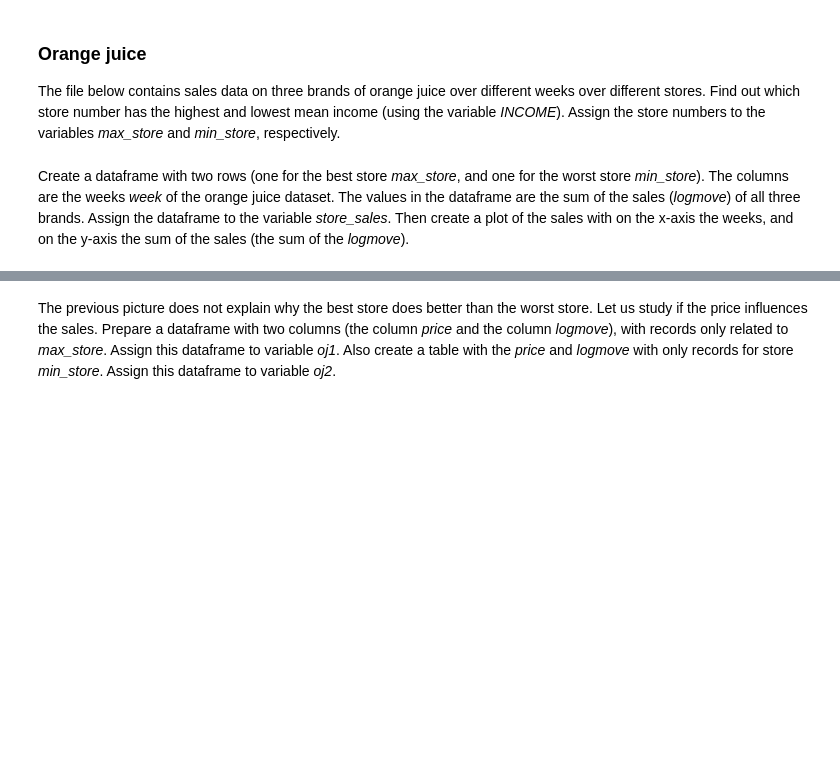
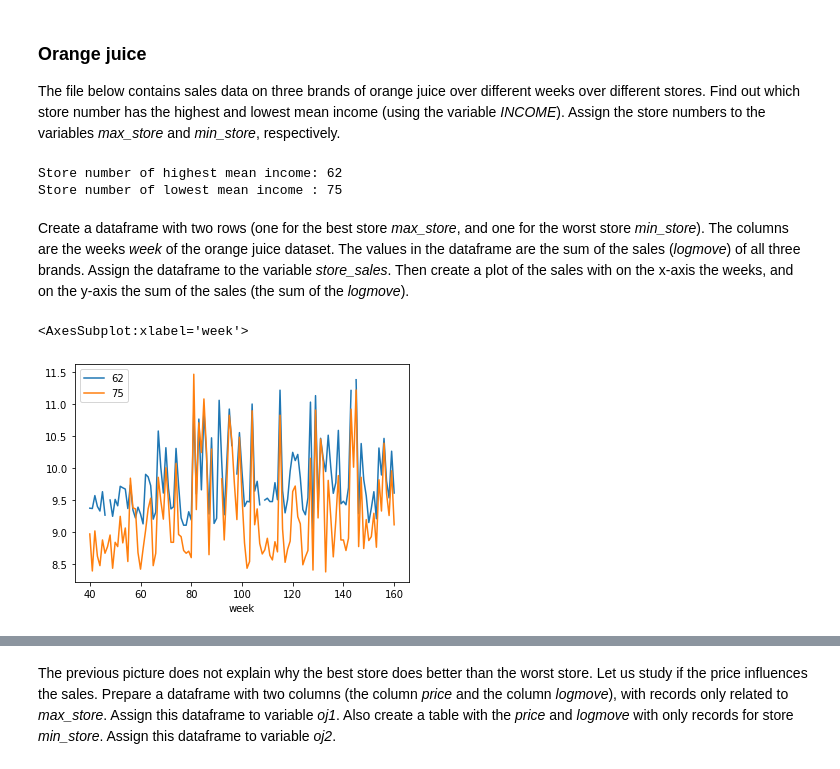
Before and after one commit to bang-a-coder/dr_assignments, a Jupyter notebook: assignment02/assignment02_nff200.ipynb, the cells around one changed output, grey strips where cells are left out. Drawn from its saved outputs; the diff is of its cells as text; code cells hidden in the pictures; blank space fills up the shorter version.

Commit message:
pivots

```diff
--- a/assignment02/assignment02_nff200.ipynb
+++ b/assignment02/assignment02_nff200.ipynb
@@ -164,10 +164,17 @@ The file below contains sales data on three brands of orange juice over differen
 oj = pd.read_csv('oj.csv')
 
 # YOUR CODE HERE
+mean_incomes = oj['INCOME'].groupby(oj['store']).mean()
 
+
+max_store = mean_incomes.idxmax()
+min_store = mean_incomes.idxmin()
 # YOUR CODE ENDS HERE
 # %%
 print("Store number of highest mean income: {}".format(max_store))
 print("Store number of lowest mean income : {}".format(min_store))
+# %% [output]
+Store number of highest mean income: 62
+Store number of lowest mean income : 75
 # %% [markdown]
 Create a dataframe with two rows (one for the best store *max_store*, and one for the worst store *min_store*). The columns are the weeks *week* of the orange juice dataset. The values in the dataframe are the sum of the sales (*logmove*) of all three brands. Assign the dataframe to the variable *store_sales*. Then create a plot of the sales with on the x-axis the weeks, and on the y-axis the sum of the sales (the sum of the *logmove*).
@@ -178,2 +181,22 @@ Create a dataframe with two rows (one for the best store *max_store*, and one fo
+# %%
+# YOUR CODE HERE
+oj_clean = oj[['store','week', 'logmove']]
+# store_sales = oj_clean.pivot_table('logmove', index=oj_clean.index, columns=['store','week'])
+big_store = oj_clean.loc[oj_clean['store'] == max_store]
+small_store = oj_clean.loc[oj_clean['store'] == min_store]
+
+
+max_pivot = big_store.pivot(columns='week', values='logmove').bfill().iloc[[0],:]
+min_pivot = small_store.pivot(columns='week', values='logmove').bfill().iloc[[0],:]
+
+store_sales = pd.concat([max_pivot,min_pivot])
+store_sales.index = [max_store, min_store]
+
+
+store_sales.transpose().plot.line()
+# YOUR CODE ENDS HERE
+# %% [output]
+<AxesSubplot:xlabel='week'>
+[figure, added]
 # %%
 display(store_sales)
```
Also changed, not shown: parts of 2 cells of this notebook.
